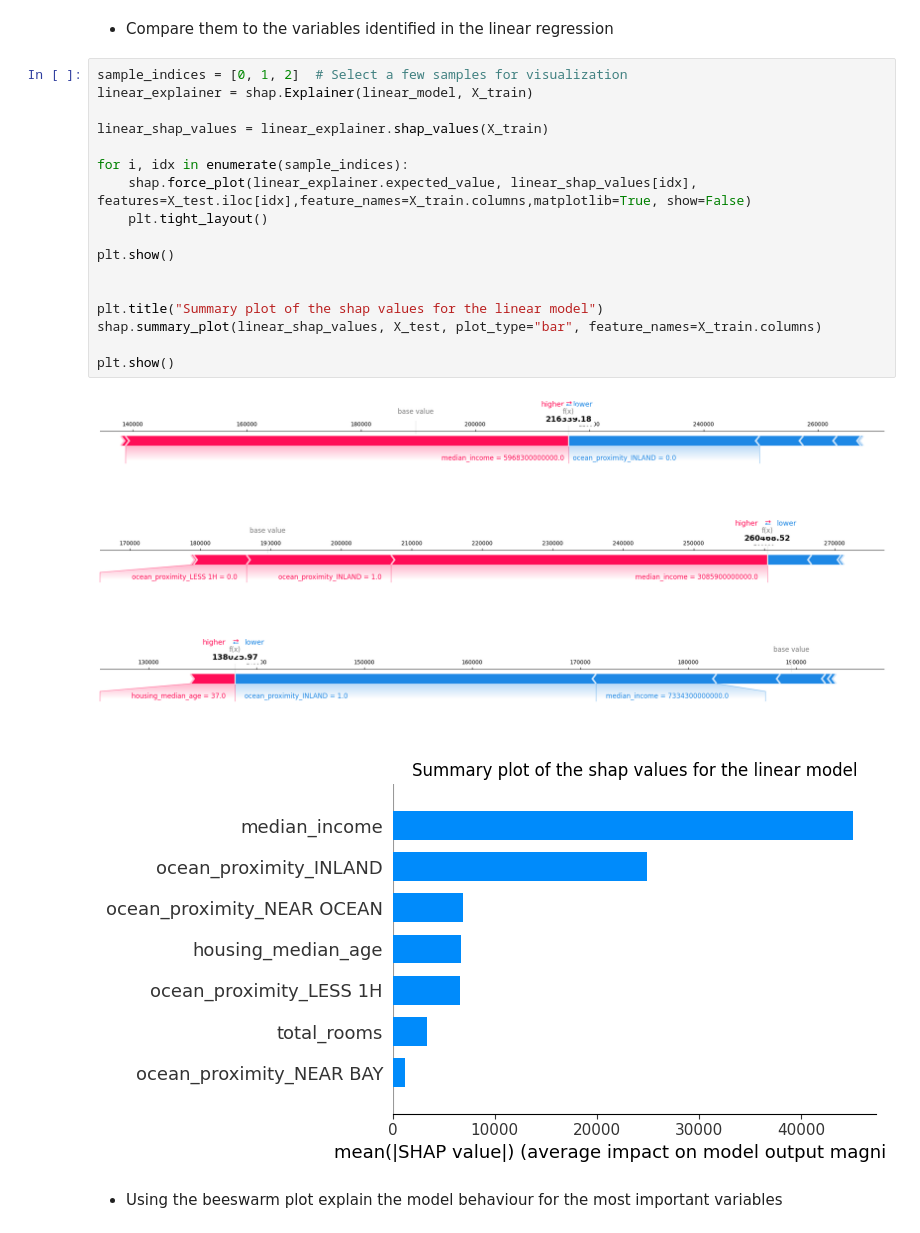
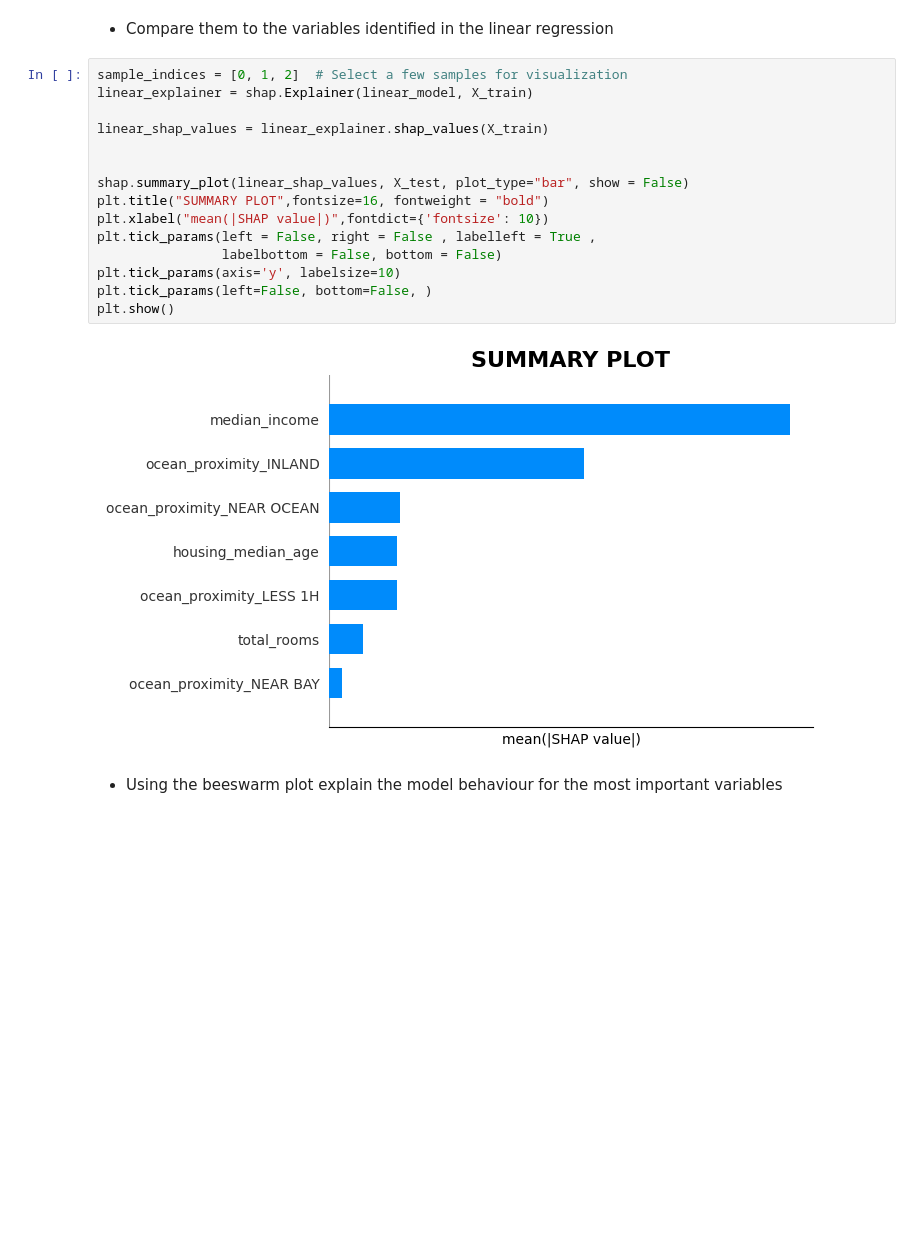
Before and after one commit to BastienCH08/explainabilityAI-tutorial4, a Jupyter notebook: notebook_projet.ipynb, the cells around one changed output. Saved outputs shown, nothing was run; the diff lists cells and outputs as text; blank space fills up the shorter version.

```diff
--- a/notebook_projet.ipynb
+++ b/notebook_projet.ipynb
@@ -363,26 +364,21 @@ plt.show()
 # %% [markdown]
 * Compare them to the variables identified in the linear regression
-# %%
-sample_indices = [0, 1, 2]  # Select a few samples for visualization
-linear_explainer = shap.Explainer(linear_model, X_train)
-
-linear_shap_values = linear_explainer.shap_values(X_train)
-
-for i, idx in enumerate(sample_indices):
-    shap.force_plot(linear_explainer.expected_value, linear_shap_values[idx], features=X_test.iloc[idx],feature_names=X_train.columns,matplotlib=True, show=False)
-    plt.tight_layout()
-
-plt.show()
-
-
-plt.title("Summary plot of the shap values for the linear model")
-shap.summary_plot(linear_shap_values, X_test, plot_type="bar", feature_names=X_train.columns)
-
-plt.show()
-# %% [output]
-[figure, removed]
-[figure, removed]
-[figure, removed]
-[figure, removed]
+# %%
+sample_indices = [0, 1, 2]  # Select a few samples for visualization
+linear_explainer = shap.Explainer(linear_model, X_train)
+
+linear_shap_values = linear_explainer.shap_values(X_train)
+
+
+shap.summary_plot(linear_shap_values, X_test, plot_type="bar", show = False)
+plt.title("SUMMARY PLOT",fontsize=16, fontweight = "bold")
+plt.xlabel("mean(|SHAP value|)",fontdict={'fontsize': 10})
+plt.tick_params(left = False, right = False , labelleft = True ,
+                labelbottom = False, bottom = False)
+plt.tick_params(axis='y', labelsize=10)
+plt.tick_params(left=False, bottom=False, )
+plt.show()
+# %% [output]
+[figure, added]
 # %% [markdown]
 * Using the beeswarm plot explain the model behaviour for the most important variables
```
Also changed, not shown: parts of 20 cells of this notebook.
